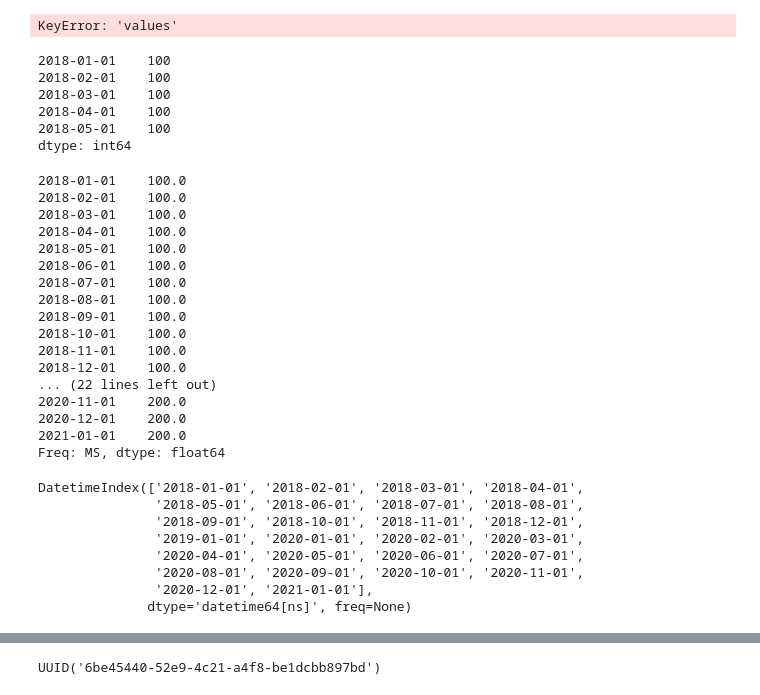
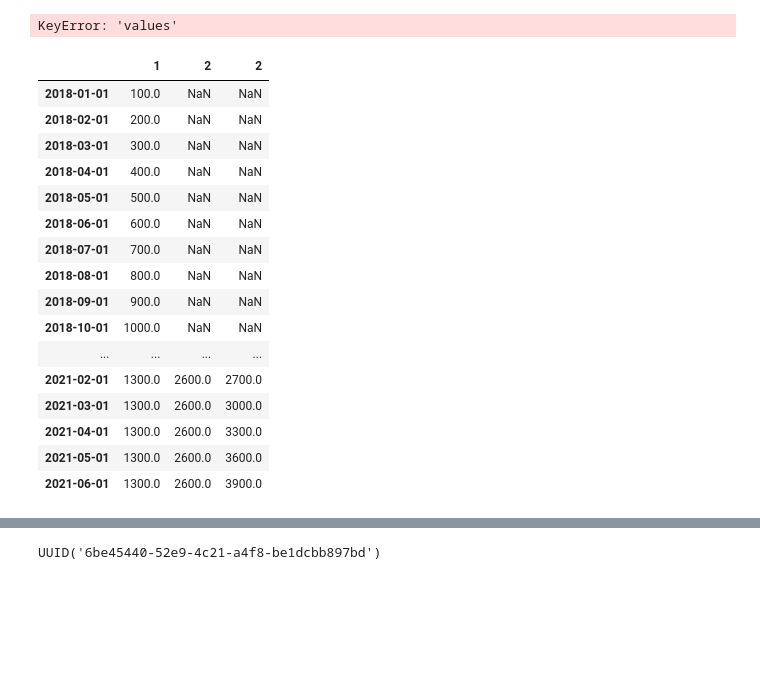
Before and after one commit to a-mild/ppp, a Jupyter notebook: Untitled1.ipynb, the cells around one changed output, grey strips where cells are left out. Cells and saved outputs as stored; diff of their text form; code cells hidden in the pictures; blank space fills up the shorter version.

```diff
--- a/Untitled1.ipynb
+++ b/Untitled1.ipynb
@@ -109,15 +109,4 @@ df.loc[:, (slice(None), "values")] = df.loc[:, (slice(None), "values")].fillna(0
 df
 # %% [output]
 KeyError: 'values'
-# %%
-ts1 = make_timeseries(100, date(2018, 1, 1), date(2019, 1, 1))
-df1 = pd.Series(ts1)
-df1.head()
-# %% [output]
-2018-01-01    100
-2018-02-01    100
-2018-03-01    100
-2018-04-01    100
-2018-05-01    100
-dtype: int64
 # %%
@@ -126,33 +118,0 @@ df2 = pd.Series(ts2)
-# %%
-merged = pd.concat([df1, df2])
-merged = merged.asfreq("MS")
-merged
-# %% [output]
-2018-01-01    100.0
-2018-02-01    100.0
-2018-03-01    100.0
-2018-04-01    100.0
-2018-05-01    100.0
-2018-06-01    100.0
-2018-07-01    100.0
-2018-08-01    100.0
-2018-09-01    100.0
-2018-10-01    100.0
-2018-11-01    100.0
-2018-12-01    100.0
-... (22 lines left out)
-2020-11-01    200.0
-2020-12-01    200.0
-2021-01-01    200.0
-Freq: MS, dtype: float64
-# %%
-merged.index
-# %% [output]
-DatetimeIndex(['2018-01-01', '2018-02-01', '2018-03-01', '2018-04-01',
-               '2018-05-01', '2018-06-01', '2018-07-01', '2018-08-01',
-               '2018-09-01', '2018-10-01', '2018-11-01', '2018-12-01',
-               '2019-01-01', '2020-01-01', '2020-02-01', '2020-03-01',
-               '2020-04-01', '2020-05-01', '2020-06-01', '2020-07-01',
-               '2020-08-01', '2020-09-01', '2020-10-01', '2020-11-01',
-               '2020-12-01', '2021-01-01'],
-              dtype='datetime64[ns]', freq=None)
@@ -158,0 +122,21 @@ DatetimeIndex(['2018-01-01', '2018-02-01', '2018-03-01', '2018-04-01',
+# %%
+merged = functools.reduce(merge, [df1, df2, df3], pd.DataFrame())
+merged
+# %% [output]
+|  | 1 | 2 | 2 |
+| 2018-01-01 | 100.0 | NaN | NaN |
+| 2018-02-01 | 200.0 | NaN | NaN |
+| 2018-03-01 | 300.0 | NaN | NaN |
+| 2018-04-01 | 400.0 | NaN | NaN |
+| 2018-05-01 | 500.0 | NaN | NaN |
+| 2018-06-01 | 600.0 | NaN | NaN |
+| 2018-07-01 | 700.0 | NaN | NaN |
+| 2018-08-01 | 800.0 | NaN | NaN |
+| 2018-09-01 | 900.0 | NaN | NaN |
+| 2018-10-01 | 1000.0 | NaN | NaN |
+| ... | ... | ... | ... |
+| 2021-02-01 | 1300.0 | 2600.0 | 2700.0 |
+| 2021-03-01 | 1300.0 | 2600.0 | 3000.0 |
+| 2021-04-01 | 1300.0 | 2600.0 | 3300.0 |
+| 2021-05-01 | 1300.0 | 2600.0 | 3600.0 |
+| 2021-06-01 | 1300.0 | 2600.0 | 3900.0 |
```
Also changed, not shown: parts of 12 cells of this notebook, 11 other files.
